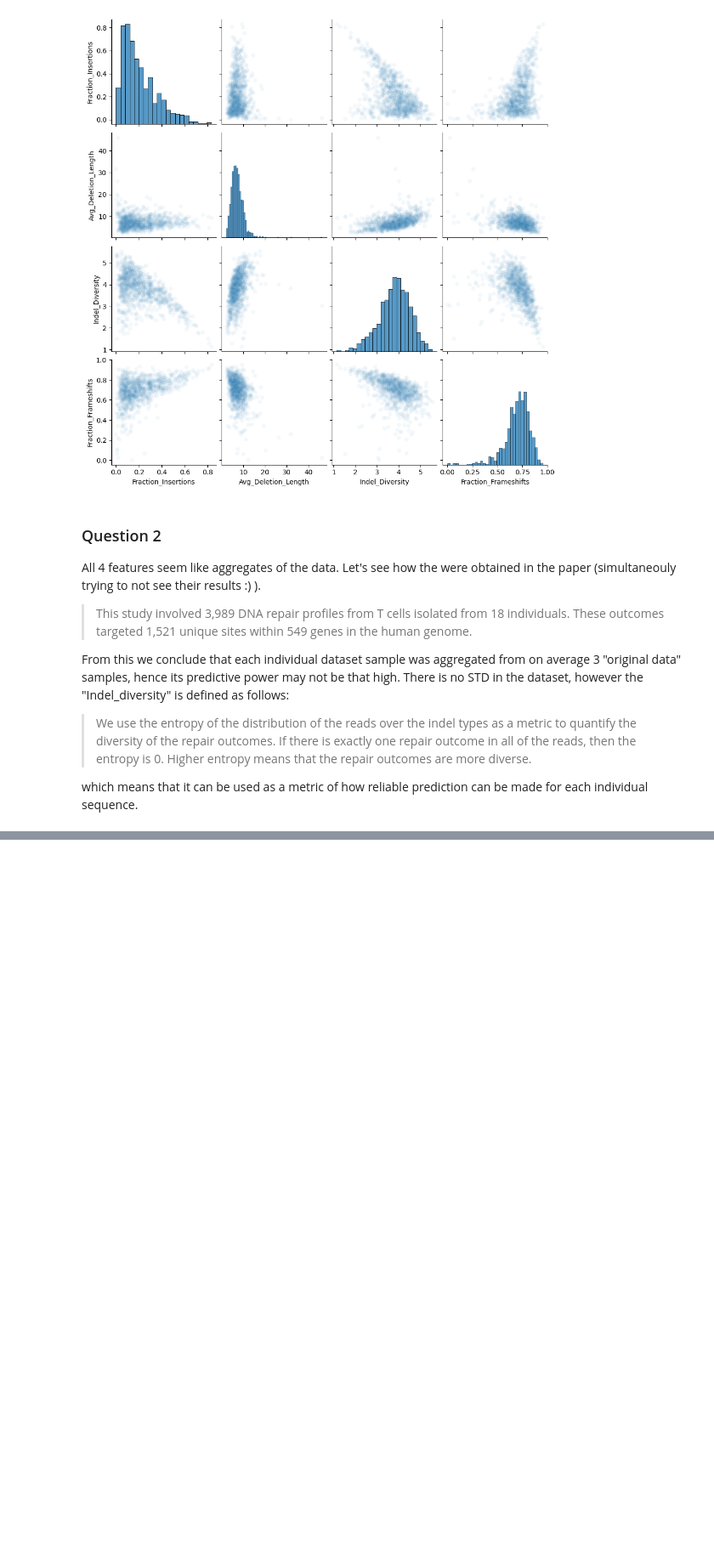
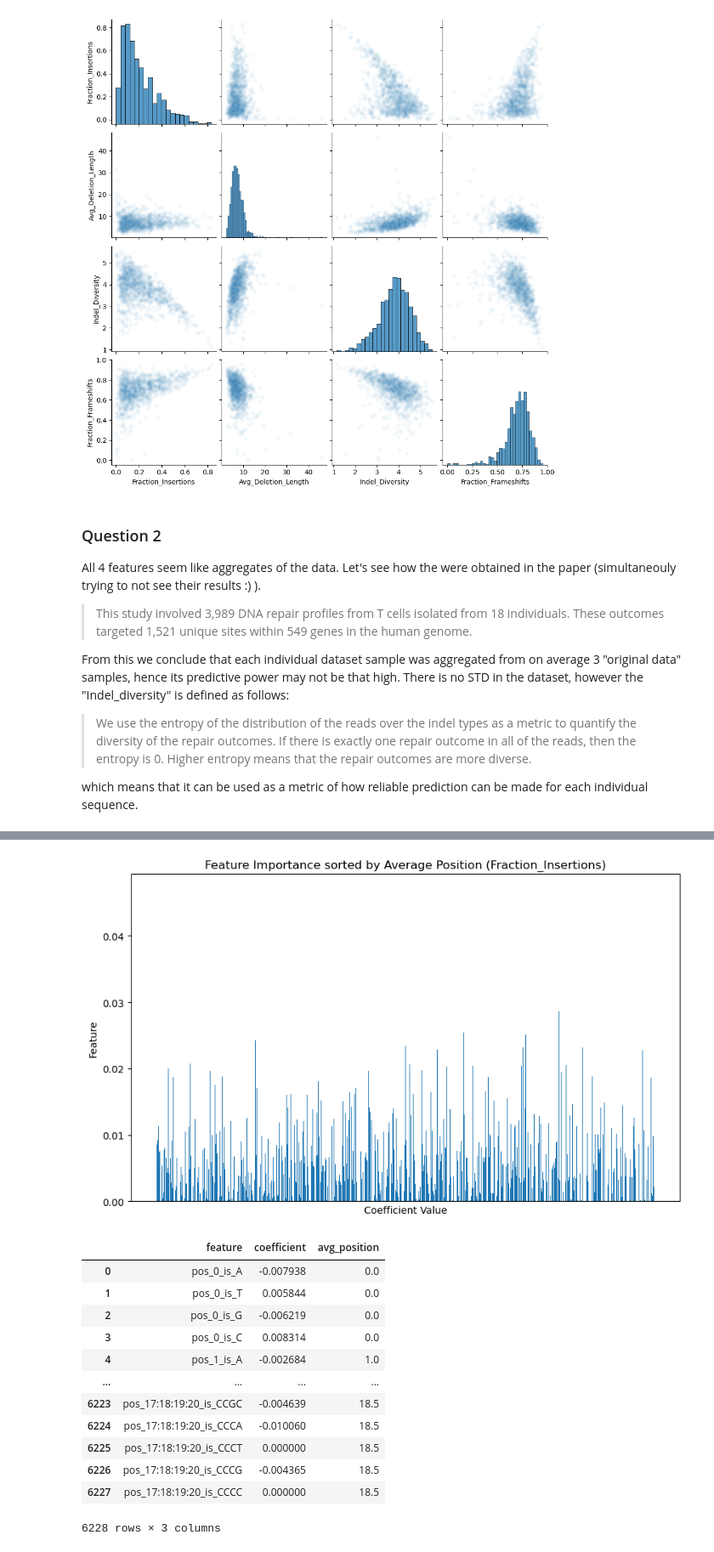
Before and after one commit to 0xorial/mlfls-hw, a Jupyter notebook: assignment1.ipynb, the cells around one changed output, grey strips where cells are left out. Shown at 85% size. Drawn from its saved outputs; the diff is of its cells as text; code cells hidden in the pictures; blank space fills up the shorter version.

```diff
--- a/assignment1.ipynb
+++ b/assignment1.ipynb
@@ -68,0 +187,47 @@ Name: GuideSeq, dtype: float64
+# %%
+import re
+
+feature_names = X.columns
+
+# Step 1: Parse positional information and compute the average position
+positions = []
+for col in feature_names:
+    # Extract positions from the column name (e.g., 'pos_1:2:3:4_is_ATCG')
+    pos_list = re.findall(r'\d+', col)
+    pos_list = list(map(int, pos_list))  # Convert extracted positions to integers
+    avg_position = np.mean(pos_list)  # Calculate average position
+    positions.append(avg_position)
+
+target = 'Fraction_Insertions'  # Specify the target for which to visualize importance
+df_features = pd.DataFrame({
+    'feature': feature_names,
+    'coefficient': coefficients[target],
+    'avg_position': positions
+})
+
+df_features_sorted = df_features.sort_values(by='avg_position')
+
+plt.figure(figsize=(10, 6))
+plt.bar(df_features_sorted['feature'], df_features_sorted['coefficient'].abs())
+plt.xlabel('Coefficient Value')
+plt.ylabel('Feature')
+plt.title(f"Feature Importance sorted by Average Position ({target})")
+plt.xticks([])
+plt.show()
+
+df_features
+# %% [output]
+[figure, added]
+|  | feature | coefficient | avg_position |
+| 0 | pos_0_is_A | -0.007938 | 0.0 |
+| 1 | pos_0_is_T | 0.005844 | 0.0 |
+| 2 | pos_0_is_G | -0.006219 | 0.0 |
+| 3 | pos_0_is_C | 0.008314 | 0.0 |
+| 4 | pos_1_is_A | -0.002684 | 1.0 |
+| ... | ... | ... | ... |
+| 6223 | pos_17:18:19:20_is_CCGC | -0.004639 | 18.5 |
+| 6224 | pos_17:18:19:20_is_CCCA | -0.010060 | 18.5 |
+| 6225 | pos_17:18:19:20_is_CCCT | 0.000000 | 18.5 |
+| 6226 | pos_17:18:19:20_is_CCCG | -0.004365 | 18.5 |
+| 6227 | pos_17:18:19:20_is_CCCC | 0.000000 | 18.5 |
+6228 rows × 3 columns
```
Also changed, not shown: parts of 8 cells of this notebook, 4 other files.
